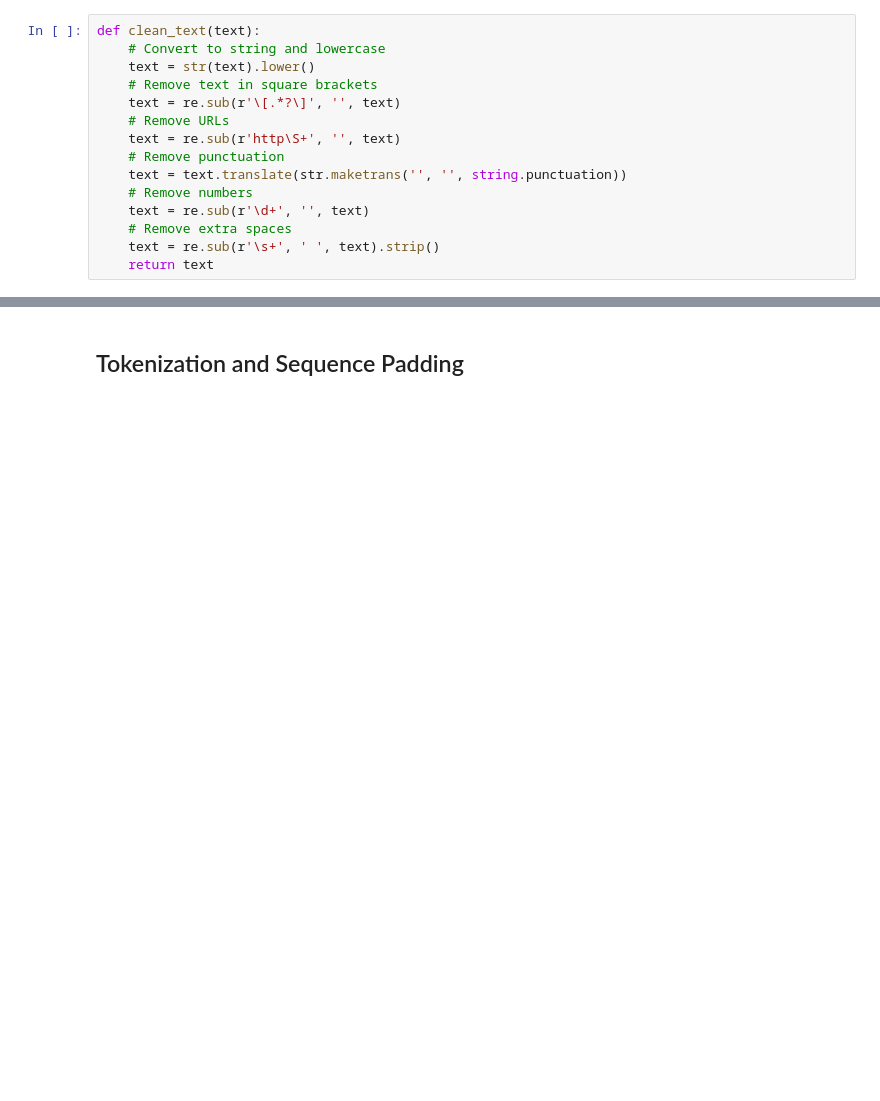
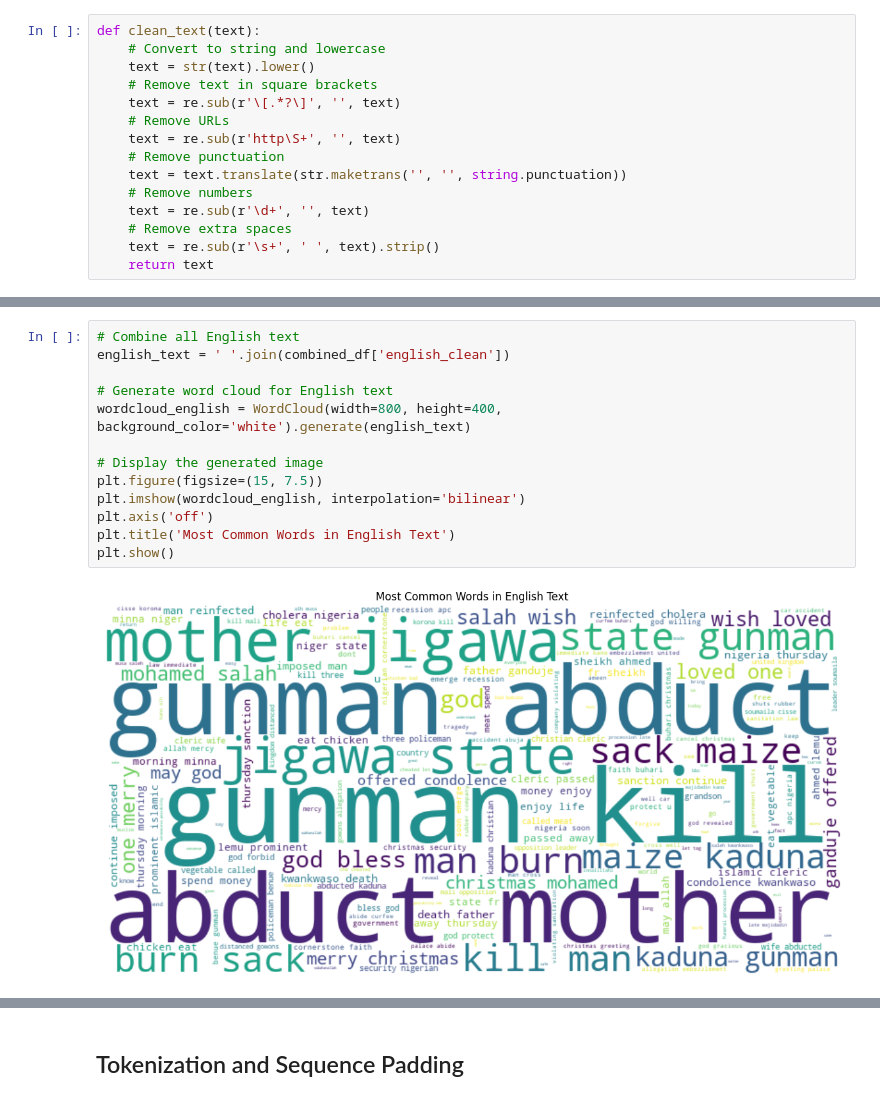
Before and after one commit to thedavidemmanuel/Hausa-English-Translation-Model, a Jupyter notebook: hausatranslation.ipynb, the cells around one changed output, grey strips where cells are left out. Drawn from its saved outputs; the diff is of its cells as text; blank space fills up the shorter version.

```diff
--- a/hausatranslation.ipynb
+++ b/hausatranslation.ipynb
@@ -143,0 +201,15 @@ Total samples after cleaning: 579
+# %%
+# Combine all English text
+english_text = ' '.join(combined_df['english_clean'])
+
+# Generate word cloud for English text
+wordcloud_english = WordCloud(width=800, height=400, background_color='white').generate(english_text)
+
+# Display the generated image
+plt.figure(figsize=(15, 7.5))
+plt.imshow(wordcloud_english, interpolation='bilinear')
+plt.axis('off')
+plt.title('Most Common Words in English Text')
+plt.show()
+# %% [output]
+[figure, added]
```
Also changed, not shown: parts of 39 cells of this notebook, 1 other file.
